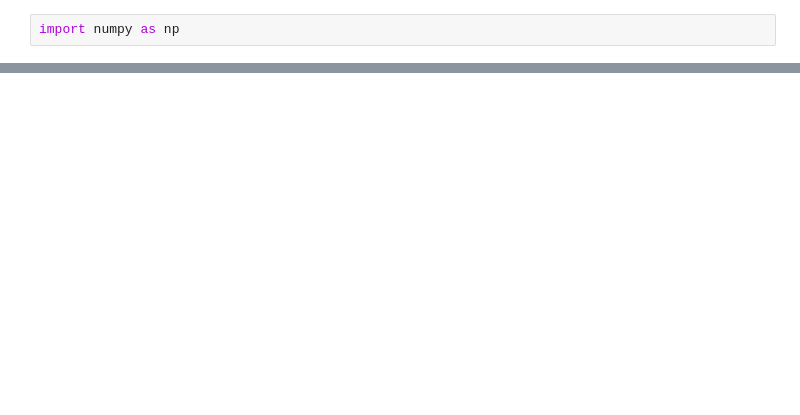
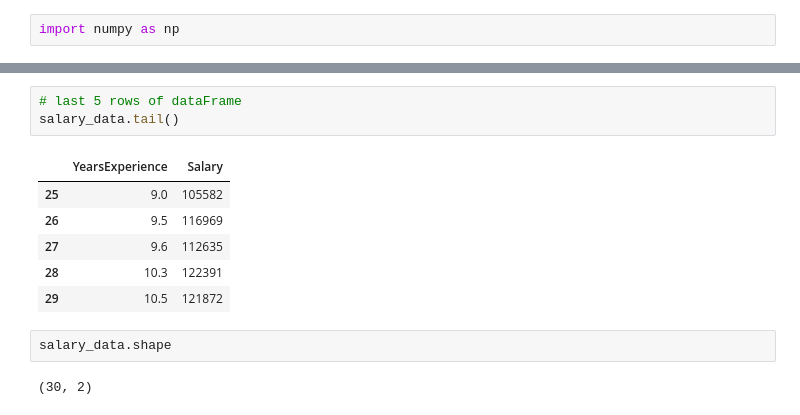
Before and after one commit to SharvariShalgar20/Linear-Regression, a Jupyter notebook: Salary-Predictor.ipynb, the cells around one changed output, grey strips where cells are left out. Cells and saved outputs as stored; diff of their text form; blank space fills up the shorter version.

```diff
--- a/Salary-Predictor.ipynb
+++ b/Salary-Predictor.ipynb
@@ -42,0 +63,14 @@ class Linear_Regression:
+# %%
+# last 5 rows of dataFrame
+salary_data.tail()
+# %% [output]
+|  | YearsExperience | Salary |
+| 25 | 9.0 | 105582 |
+| 26 | 9.5 | 116969 |
+| 27 | 9.6 | 112635 |
+| 28 | 10.3 | 122391 |
+| 29 | 10.5 | 121872 |
+# %%
+salary_data.shape
+# %% [output]
+(30, 2)
```
Also changed, not shown: parts of 22 cells of this notebook, 1 other file.
